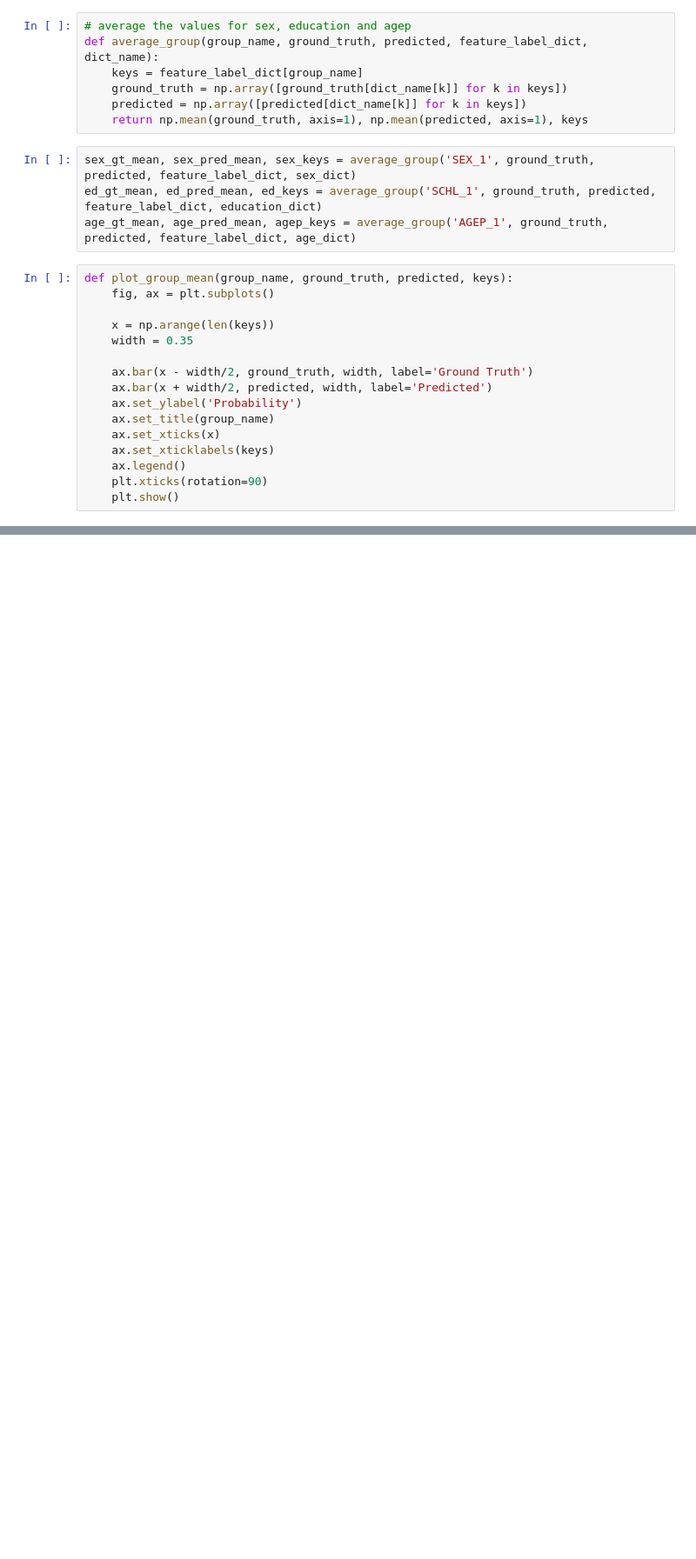
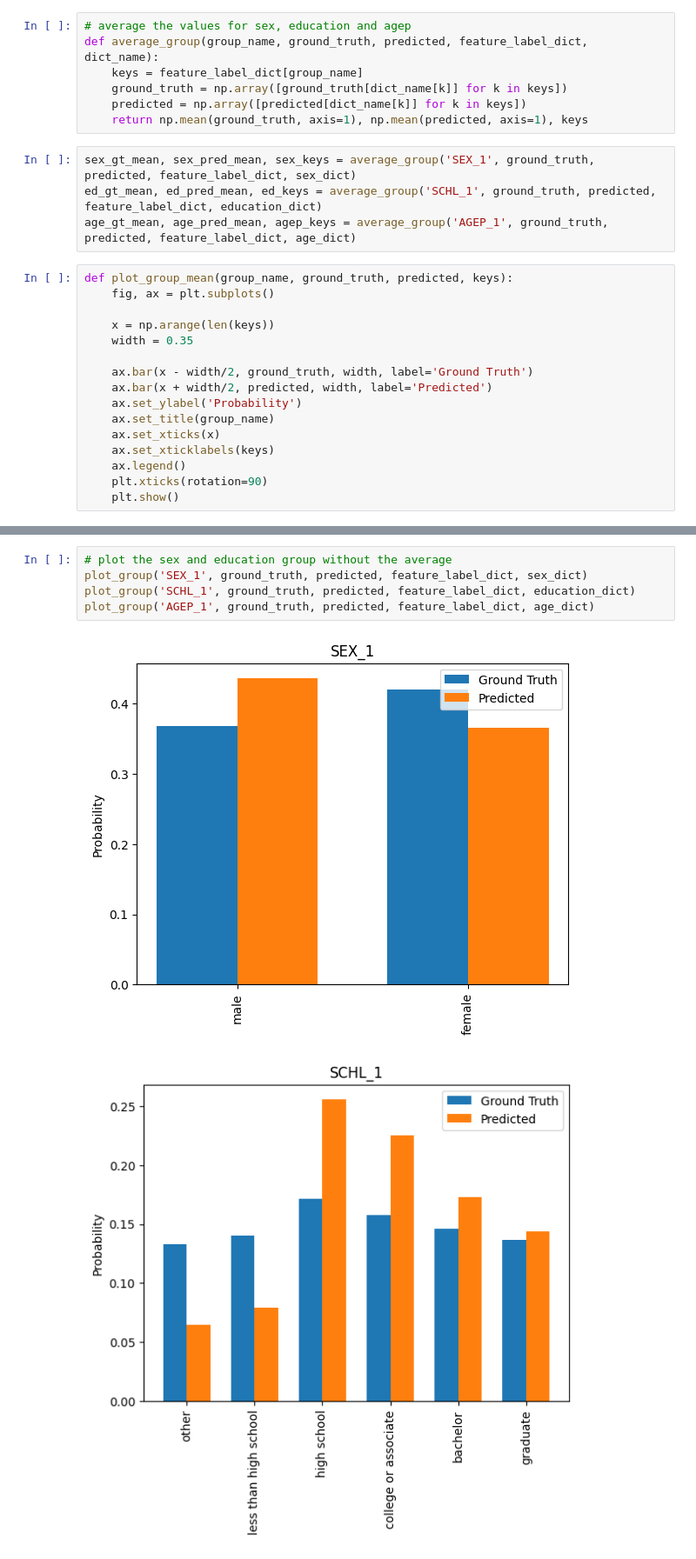
Before and after one commit to fabi-kb/GNN_Project, a Jupyter notebook: pre_analysis.ipynb, the cells around one changed output, grey strips where cells are left out. Shown at 87% size. Cells and saved outputs as stored; diff of their text form; blank space fills up the shorter version.

```diff
--- a/pre_analysis.ipynb
+++ b/pre_analysis.ipynb
@@ -205,0 +214,8 @@ plot_group_mean('Age', age_gt_mean, age_pred_mean, agep_keys)
+# %%
+# plot the sex and education group without the average
+plot_group('SEX_1', ground_truth, predicted, feature_label_dict, sex_dict)
+plot_group('SCHL_1', ground_truth, predicted, feature_label_dict, education_dict)
+plot_group('AGEP_1', ground_truth, predicted, feature_label_dict, age_dict)
+# %% [output]
+[figure, added]
+[figure, added]
```
Also changed, not shown: parts of 9 cells of this notebook, 5 other files.
